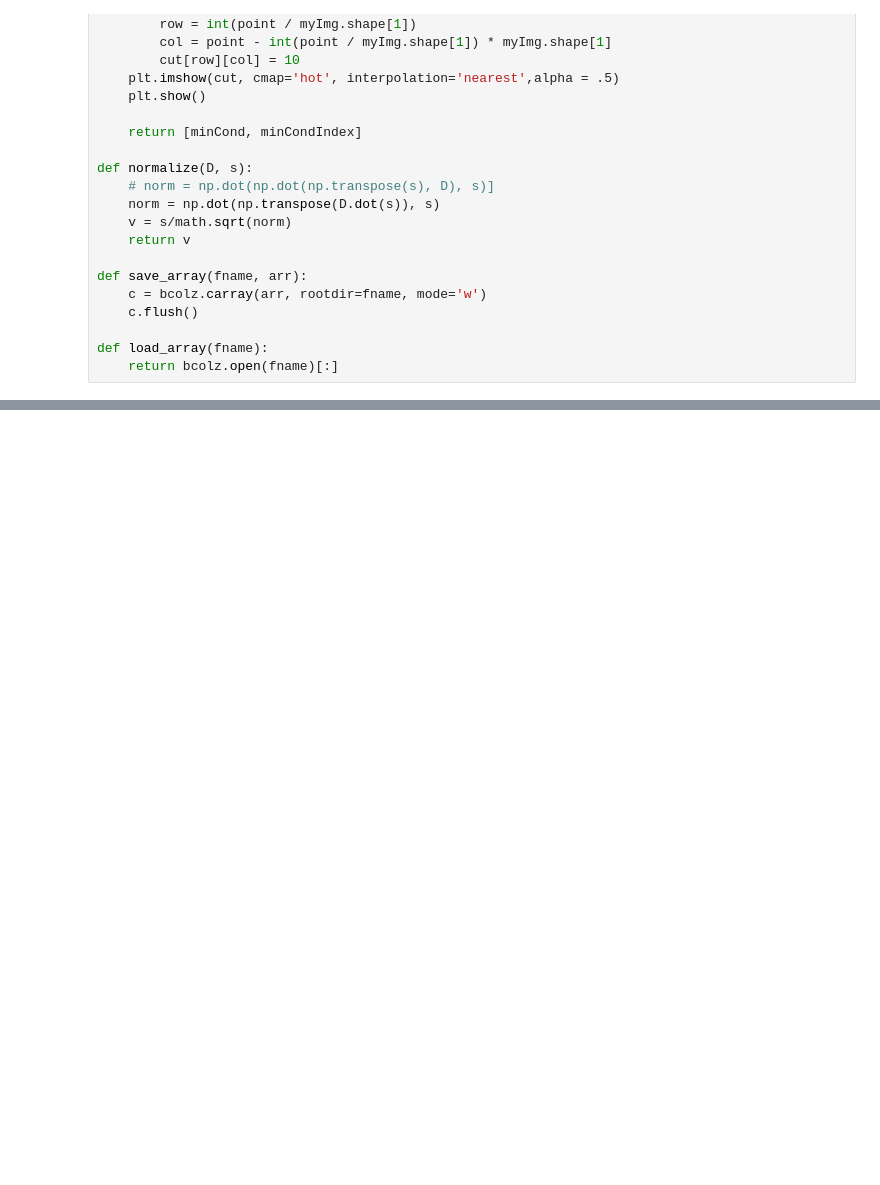
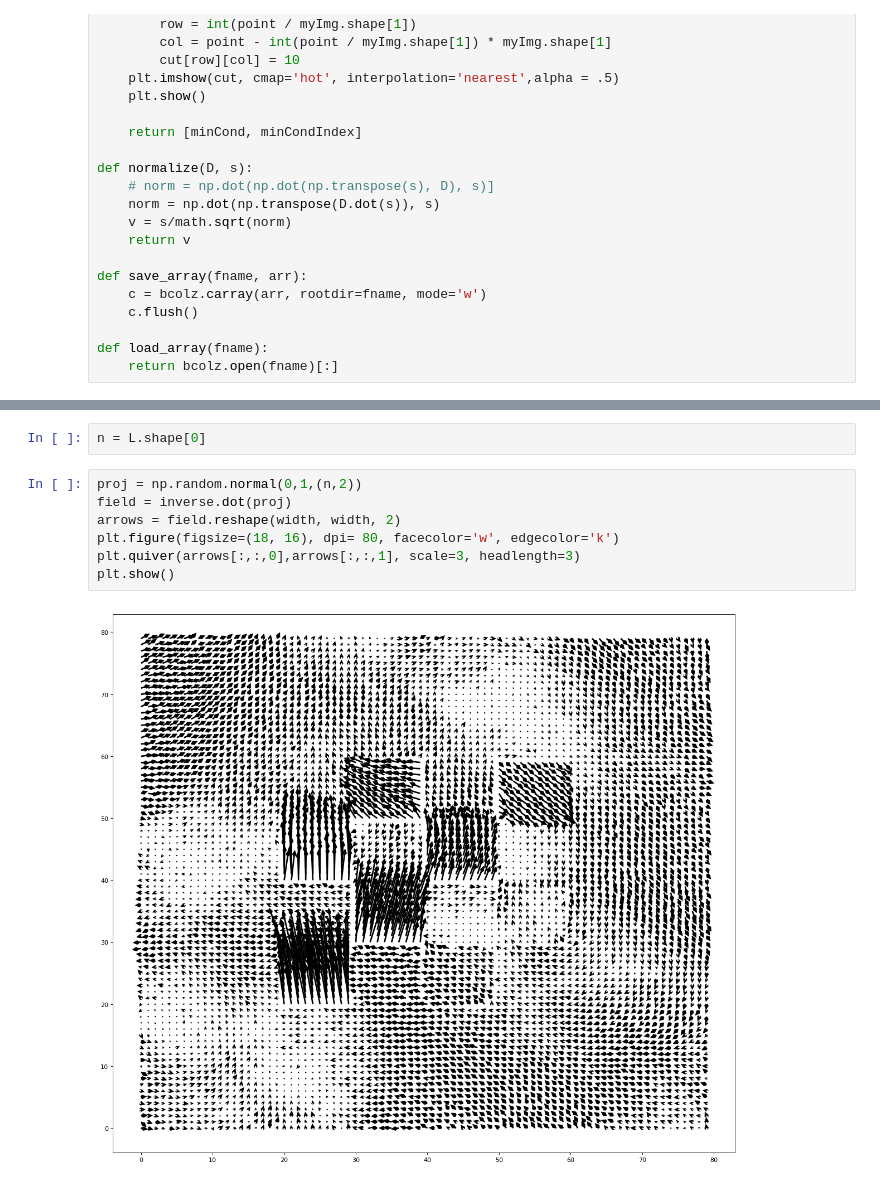
Before and after one commit to MrCrHaM/Passenger, a Jupyter notebook: Codes/01-31-18-VectorFeatures.ipynb, the cells around one changed output, grey strips where cells are left out. Cells and saved outputs as stored; diff of their text form; blank space fills up the shorter version.

```diff
--- a/Codes/01-31-18-VectorFeatures.ipynb
+++ b/Codes/01-31-18-VectorFeatures.ipynb
@@ -278,0 +279,11 @@ Running time of this part is 21.202502965927124 seconds
+# %%
+n = L.shape[0]
+# %%
+proj = np.random.normal(0,1,(n,2))
+field = inverse.dot(proj)
+arrows = field.reshape(width, width, 2)
+plt.figure(figsize=(18, 16), dpi= 80, facecolor='w', edgecolor='k')
+plt.quiver(arrows[:,:,0],arrows[:,:,1], scale=3, headlength=3)
+plt.show()
+# %% [output]
+[figure, added]
```
Also changed, not shown: parts of 2 cells of this notebook, 5 other files.
